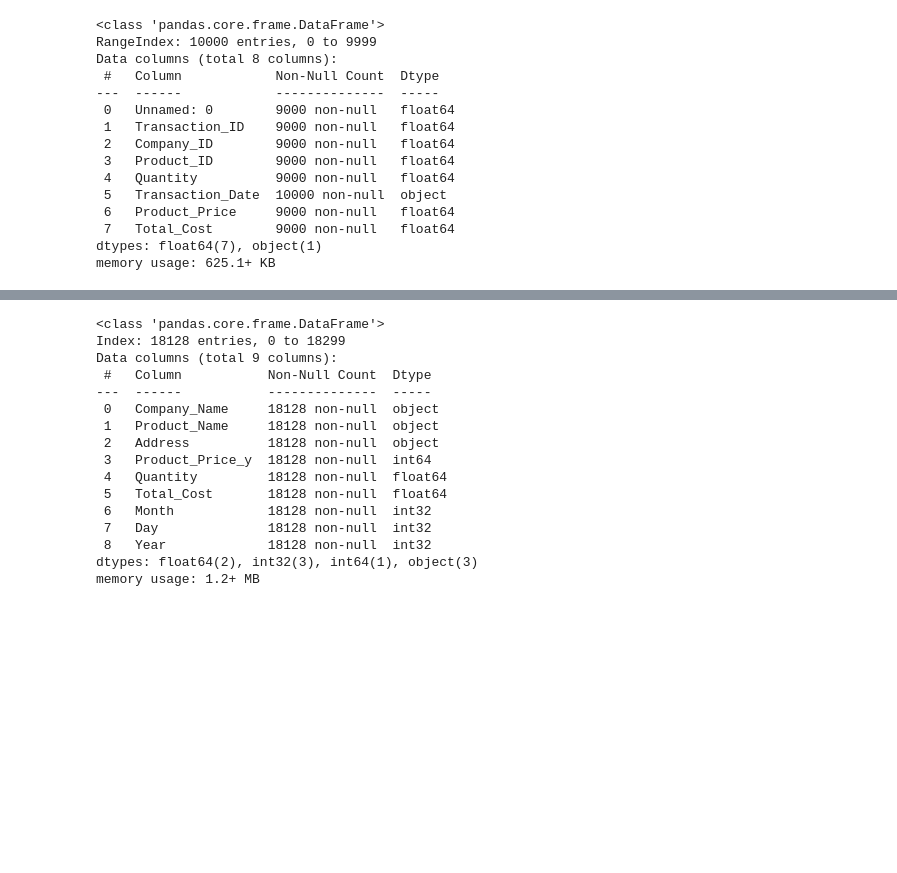
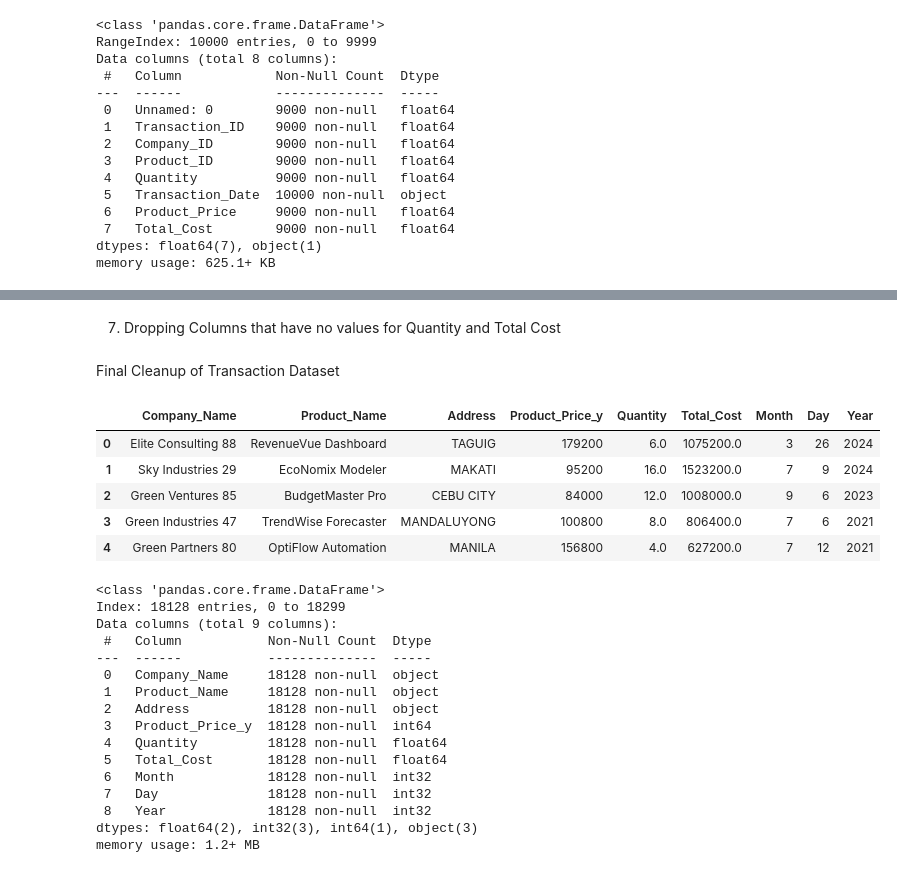
Before and after one commit to christianbusalanan/FinMark-Predictive-Analytics, a Jupyter notebook: MO_IT134_Homework_Week_3_Homework_Project_Dataset_Preprocessing_and_Feature_Engineering_BSIT_S3101_Busalanan,_C_N_.ipynb, the cells around one changed output, grey strips where cells are left out. Drawn from its saved outputs; the diff is of its cells as text; code cells hidden in the pictures; blank space fills up the shorter version.

```diff
--- a/MO_IT134_Homework_Week_3_Homework_Project_Dataset_Preprocessing_and_Feature_Engineering_BSIT_S3101_Busalanan,_C_N_.ipynb
+++ b/MO_IT134_Homework_Week_3_Homework_Project_Dataset_Preprocessing_and_Feature_Engineering_BSIT_S3101_Busalanan,_C_N_.ipynb
@@ -150,9 +169,22 @@ df['Total_Cost2']= df['Product_Price_y']*df['Quantity']
 df['Total_Cost']= df['Total_Cost2'].fillna(df['Total_Cost'])
 # %%
 df['Quantity']= df['Total_Cost']/df['Product_Price_y']
+# %% [markdown]
+7. Dropping Columns that have no values for Quantity and Total Cost
 # %%
 df.drop(columns=['Transaction_Date','Total_Cost2'], inplace=True)
 df.dropna(subset= ['Quantity', 'Total_Cost'], inplace=True)
+# %% [markdown]
+Final Cleanup of Transaction Dataset
+# %%
+df.head()
+# %% [output]
+|  | Company_Name | Product_Name | Address | Product_Price_y | Quantity | Total_Cost | Month | Day | Year |
+| 0 | Elite Consulting 88 | RevenueVue Dashboard | TAGUIG | 179200 | 6.0 | 1075200.0 | 3 | 26 | 2024 |
+| 1 | Sky Industries 29 | EcoNomix Modeler | MAKATI | 95200 | 16.0 | 1523200.0 | 7 | 9 | 2024 |
+| 2 | Green Ventures 85 | BudgetMaster Pro | CEBU CITY | 84000 | 12.0 | 1008000.0 | 9 | 6 | 2023 |
+| 3 | Green Industries 47 | TrendWise Forecaster | MANDALUYONG | 100800 | 8.0 | 806400.0 | 7 | 6 | 2021 |
+| 4 | Green Partners 80 | OptiFlow Automation | MANILA | 156800 | 4.0 | 627200.0 | 7 | 12 | 2021 |
 # %%
 df.info()
 # %% [output]
```
Also changed, not shown: parts of 12 cells of this notebook.
